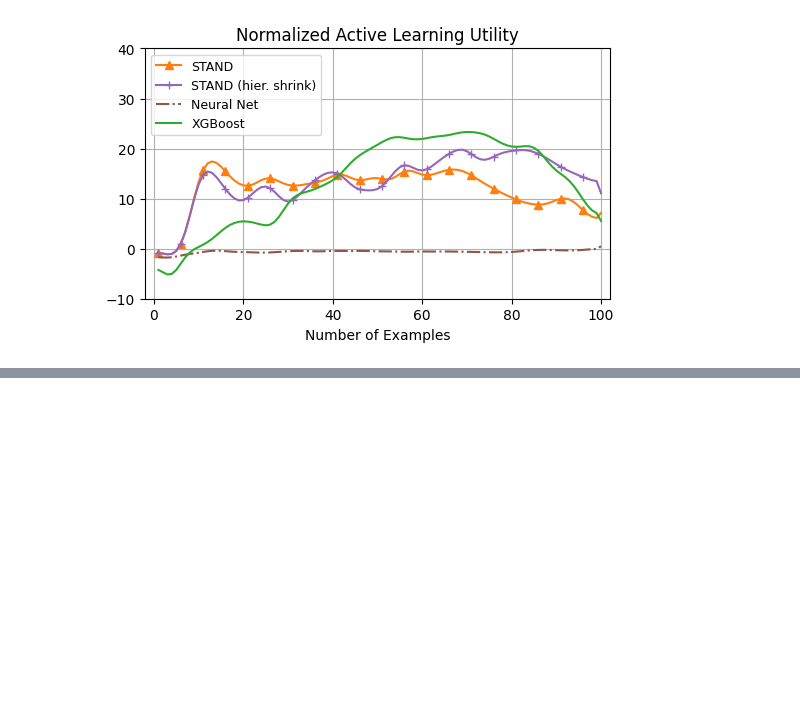
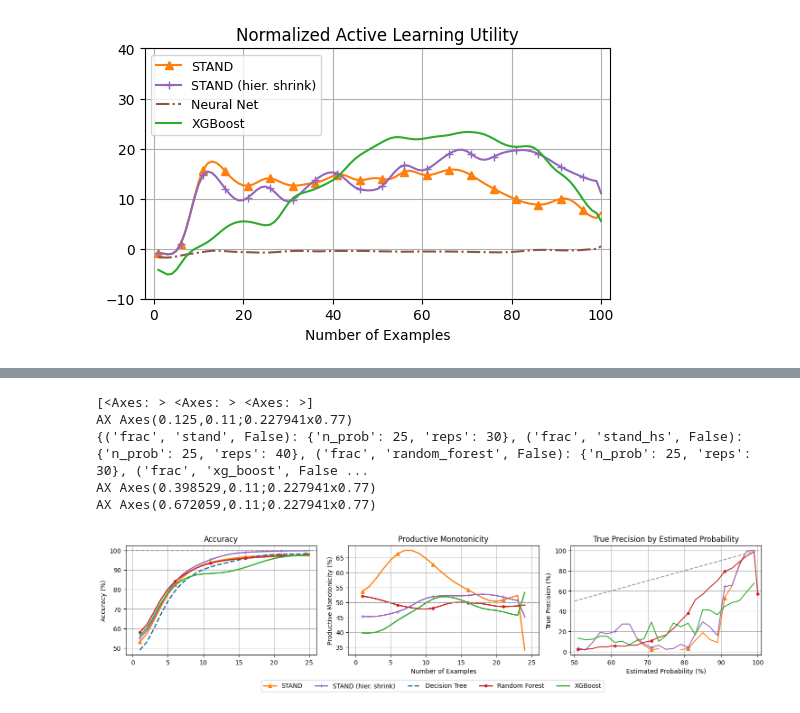
Before and after one commit to DannyWeitekamp/stand_eval, a Jupyter notebook: Sim Plots.ipynb, the cells around one changed output, grey strips where cells are left out. Cells and saved outputs as stored; diff of their text form; code cells hidden in the pictures; blank space fills up the shorter version.

```diff
--- a/Sim Plots.ipynb
+++ b/Sim Plots.ipynb
@@ -557,0 +872,45 @@ TypeError: gen_synthetic_dnf_data() got an unexpected keyword argument 'neg_conj
+# %%
+fig, axes = plt.subplots(1, 3, figsize=(15, 3.5), sharex=False, sharey=False)
+ax0,ax1,ax2 = axes
+
+print(axes)
+
+plot_stat( stats_by_cond(frac_conditions, "completeness"),
+           "Accuracy", x_lim = (-1,26), h_line=100, show_active=False, ax=ax0,
+           x_label = "", y_label="Accuracy (%)")#, save_name="acc")
+
+
+frac_conditions_no_pred = {k:v for k,v in frac_conditions.items() if k[1] not in ['decision_tree']}
+
+print(frac_conditions_no_pred)
+
+plot_stat( stats_by_cond(frac_conditions_no_pred, "prod_monot"),
+           title="Productive Monotonicity", x_lim = (-1,26), ax=ax1,
+           h_line=50, y_label="Productive Monotonicity (%)", save_name="prod_monot")
+
+ai2t_plot_precision_curve(frac_conditions_no_pred, ax=ax2,
+                     title="True Precision by Estimated Probability", save_name='prec')
+
+#plot_stat(aggregate_active_utility(stat_sets_pred_models, "accuracies"), ax=ax2,
+#                  title="Normalized Active Learning Utility", y_label="Active Accuracy / (1-Accuracy) (%)", y_lim=(-10,40))#, save_name="act_lrn")
+
+handles, labels = axes[0].get_legend_handles_labels()
+fig.legend(handles, labels, loc='lower center', ncol=6, bbox_to_anchor=(0.5, -0.05))
+
+fig.tight_layout()
+fig.subplots_adjust(bottom=0.2)
+plt.savefig(f"sim_plots/monot_prec_alu.png", bbox_inches='tight')
+plt.show()
+
+
+#plot_stat( aggregate_stat(stat_sets_by_model, "prod_monot"),
+#           "Productive Monotonicity", h_line=50, y_label="Productive Monotonicity (%)", save_name="prod_monot", ax=ax1)
+#plot_stat( aggregate_stat(stat_sets_by_model, "prod_monot"),
+#           "Productive Monotonicity", h_line=50, y_label="Productive Monotonicity (%)", save_name="prod_monot", ax=ax2)
+# %% [output]
+[<Axes: > <Axes: > <Axes: >]
+AX Axes(0.125,0.11;0.227941x0.77)
+{('frac', 'stand', False): {'n_prob': 25, 'reps': 30}, ('frac', 'stand_hs', False): {'n_prob': 25, 'reps': 40}, ('frac', 'random_forest', False): {'n_prob': 25, 'reps': 30}, ('frac', 'xg_boost', False ...
+AX Axes(0.398529,0.11;0.227941x0.77)
+AX Axes(0.672059,0.11;0.227941x0.77)
+[figure, added]
```
Also changed, not shown: parts of 12 cells of this notebook, 17 other files.
